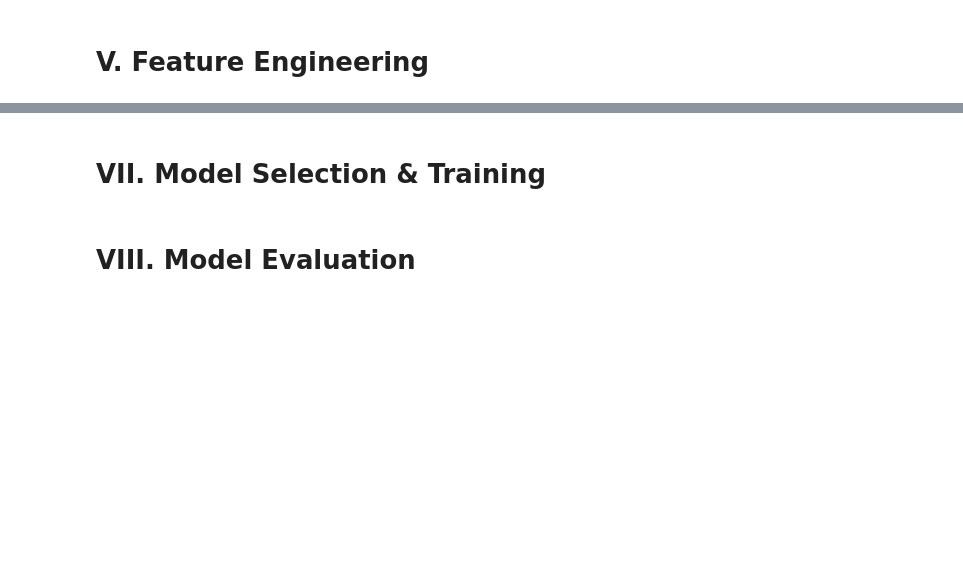
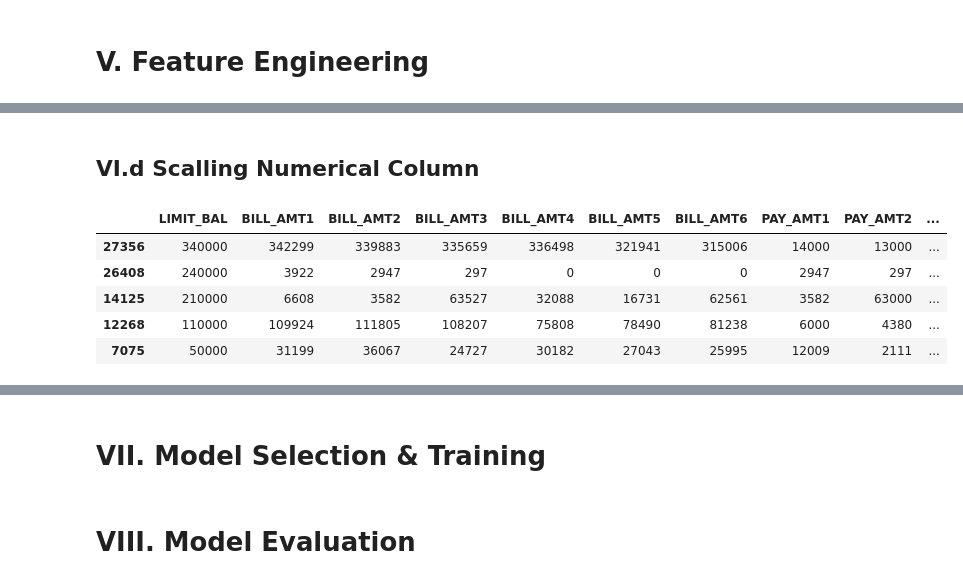
Before and after one commit to iqbal-saputra/AssignmentML, a Jupyter notebook: AssignmentML.ipynb, the cells around one changed output, grey strips where cells are left out. Cells and saved outputs as stored; diff of their text form; code cells hidden in the pictures; blank space fills up the shorter version.

```diff
--- a/AssignmentML.ipynb
+++ b/AssignmentML.ipynb
@@ -685,0 +896,2 @@ plt.show()
+# %% [markdown]
+## VI.d Scalling Numerical Column
@@ -685,0 +909,10 @@ plt.show()
+# %%
+# Before scalling
+X_train[winsor_cols].head()
+# %% [output]
+|  | LIMIT_BAL | BILL_AMT1 | BILL_AMT2 | BILL_AMT3 | BILL_AMT4 | BILL_AMT5 | BILL_AMT6 | PAY_AMT1 | PAY_AMT2 | ... |
+| 27356 | 340000 | 342299 | 339883 | 335659 | 336498 | 321941 | 315006 | 14000 | 13000 | ... |
+| 26408 | 240000 | 3922 | 2947 | 297 | 0 | 0 | 0 | 2947 | 297 | ... |
+| 14125 | 210000 | 6608 | 3582 | 63527 | 32088 | 16731 | 62561 | 3582 | 63000 | ... |
+| 12268 | 110000 | 109924 | 111805 | 108207 | 75808 | 78490 | 81238 | 6000 | 4380 | ... |
+| 7075 | 50000 | 31199 | 36067 | 24727 | 30182 | 27043 | 25995 | 12009 | 2111 | ... |
```
Also changed, not shown: parts of 40 cells of this notebook, 2 other files.
